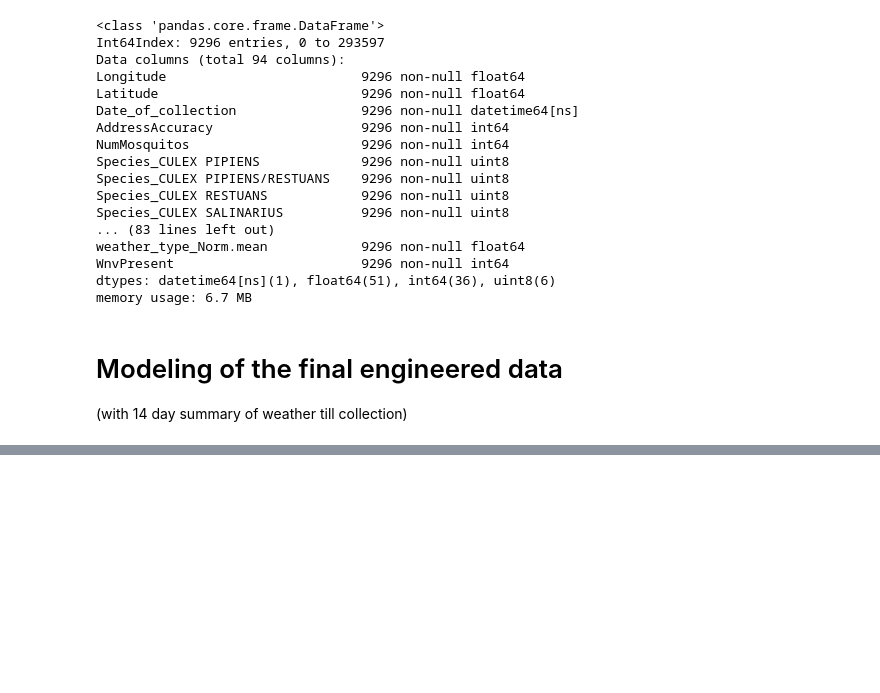
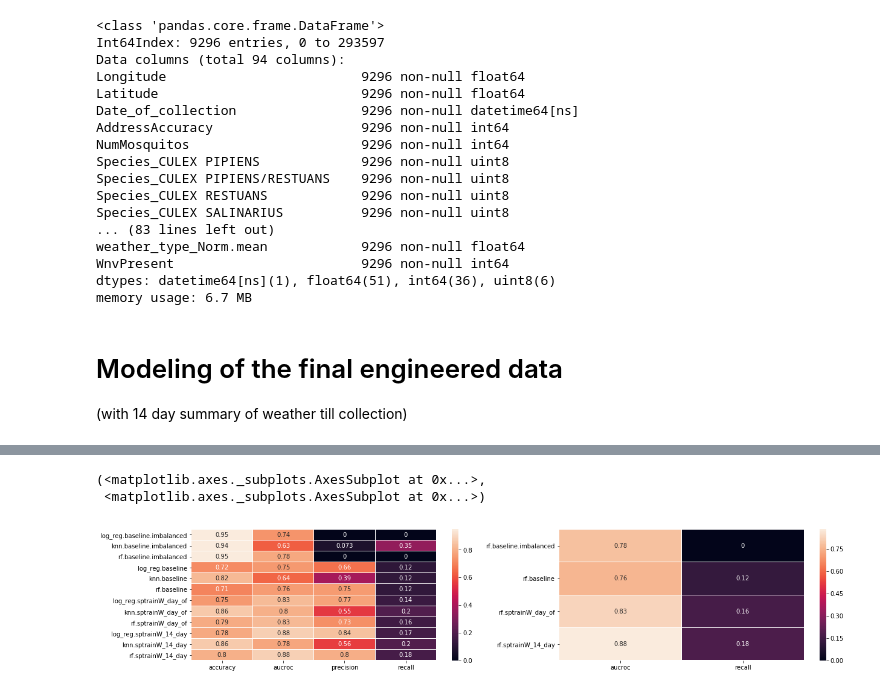
Before and after one commit to Erolino/WestNileVirus_Detection, a Jupyter notebook: WestNileVirus_Detection.ipynb, the cells around one changed output, grey strips where cells are left out. Saved outputs shown, nothing was run; the diff lists cells and outputs as text; code cells hidden in the pictures; blank space fills up the shorter version.

```diff
--- a/WestNileVirus_Detection.ipynb
+++ b/WestNileVirus_Detection.ipynb
@@ -2380,0 +2197,8 @@ Text(0.5,1,'Random Forest Classifier')
+# %%
+plt.subplots(figsize=(20,4))
+plt.subplot(1,2,1),sns.heatmap(oy.loc[:,'accuracy':'recall'],linewidths=.05,annot=True)
+plt.subplot(1,2,2),sns.heatmap(oy.iloc[[2,5,8,11],[5,7]],linewidths=.05,annot=True)
+# %% [output]
+(<matplotlib.axes._subplots.AxesSubplot at 0x...>,
+ <matplotlib.axes._subplots.AxesSubplot at 0x...>)
+[figure, added]
```
Also changed, not shown: parts of 38 cells of this notebook, 1 other file.
